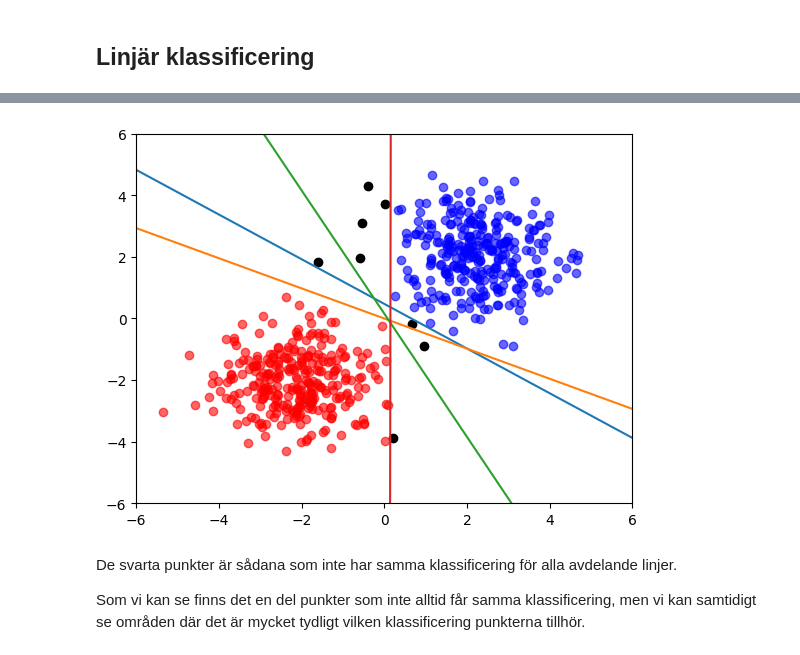
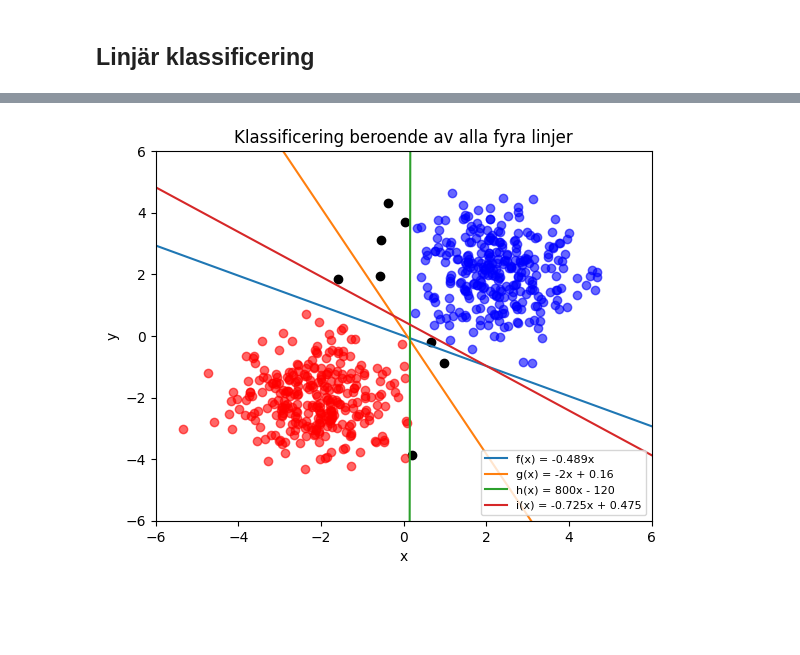
Before and after one commit to PhilipL02/python-programming-PHILIP-LANGPOHL, a Jupyter notebook: Labs/Lab3/report.ipynb, the cells around one changed output, grey strips where cells are left out. Cells and saved outputs as stored; diff of their text form; code cells hidden in the pictures; blank space fills up the shorter version.

```diff
--- a/Labs/Lab3/report.ipynb
+++ b/Labs/Lab3/report.ipynb
@@ -3,9 +3,26 @@
 # %%
 import matplotlib.pyplot as plt
 import numpy as np
-from lab3_utils import f, g, h, calculate_y_on_separator as i, get_unlabelled_points, scatter_classified_point_and_line_for_function
+from typing import Callable
+# The function "calculate_y_on_separator" is named as "i" to suit the other function names
+from lab3_utils import f, g, h, calculate_y_on_separator as i, get_classification_label_for_point
 
+def get_unlabelled_points() -> list:
+    points = []
+
+    with open("Data/unlabelled_data.csv", "r") as file:
+        for line in file:
+            x, y = [float(v.strip()) for v in line.split(",")] # Get values for x and y as floats from the line
+            point = (x, y)
+            points.append(point)
+
+    return points
+
+
+# Get the unlabelled points that will be used on multiple occasions in the report.
+# By getting the points here, we avoid reading from the csv-file multiple times.
 unlabelled_points = get_unlabelled_points()
+
 
 X = np.linspace(-6, 6)
 
@@ -15,6 +32,7 @@ ax.plot(X, [f(x) for x in X], label="f(x) = -0.489x")
 ax.plot(X, [g(x) for x in X], label="g(x) = -2x + 0.16")
 ax.plot(X, [h(x) for x in X], label="h(x) = 800x - 120")
 ax.plot(X, [i(x) for x in X], label="i(x) = -0.725x + 0.475")
+ax.set(title="Oklassificerade punkter", xlabel="x", ylabel="y")
 ax.set_xlim((-6, 6))
 ax.set_ylim((-6, 6))
 ax.scatter([p[0] for p in unlabelled_points], [p[1] for p in unlabelled_points], alpha=0.6, c="black")
@@ -58,55 +96,50 @@ Antal blåa: 300
 # %%
-def get_label_by_function(point, function):
+def get_label_by_function(point: tuple, function: Callable) -> int:
     x, y = point
-    is_positive_x = function(x+1) > function(x)
 
-    # Måste vända på klassificeringen för att det ska bli samma
-    if is_positive_x:
+    # Handle if the line has positive slope (y increment for every x)
+    is_positive_slope = function(x+1) > function(x)
+    if is_positive_slope:
         return 0 if y > function(x) else 1
 
     return 1 if y > function(x) else 0
+
 
 unclassified_points = []
 red_points = []
 blue_points = []
 
-functions = (f, g, h, i)
 for point in unlabelled_points:
-    labels = [get_label_by_function(point, function) for function in functions]
+    labels = [get_label_by_function(point, function) for function in [f, g, h, i]]
+
+    # Check if all labels in the list are the same
     if len(set(labels)) == 1:
+        # If all the functions resulted in the same label/classification, add the point to the correct classification-list.
         label = labels[0]
         if label == 1:
             blue_points.append(point)
         else:
             red_points.append(point)
     else:
         unclassified_points.append(point)
 
-min_graph_axis_value = -6
-max_graph_axis_value = 6
 
-X = np.linspace(min_graph_axis_value, max_graph_axis_value)
+X = np.linspace(-6, 6)
 
 fig, ax = plt.figure(dpi=100), plt.axes()
 
-ax.plot(X, [i(x) for x in X])
-ax.plot(X, [f(x) for x in X])
-ax.plot(X, [g(x) for x in X])
-ax.plot(X, [h(x) for x in X])
-ax.set_xlim((min_graph_axis_value, max_graph_axis_value))
-ax.set_ylim((min_graph_axis_value, max_graph_axis_value))
+ax.plot(X, [f(x) for x in X], label="f(x) = -0.489x")
+ax.plot(X, [g(x) for x in X], label="g(x) = -2x + 0.16")
+ax.plot(X, [h(x) for x in X], label="h(x) = 800x - 120")
+ax.plot(X, [i(x) for x in X], label="i(x) = -0.725x + 0.475")
+ax.set(title="Klassificering beroende av alla fyra linjer", xlabel="x", ylabel="y")
+ax.set_xlim((-6, 6))
+ax.set_ylim((-6, 6))
 ax.scatter([p[0] for p in unclassified_points], [p[1] for p in unclassified_points], alpha=1, c="black")
 ax.scatter([p[0] for p in red_points], [p[1] for p in red_points], alpha=0.6, c="red")
 ax.scatter([p[0] for p in blue_points], [p[1] for p in blue_points], alpha=0.6, c="blue")
-
-# TODO: Legend som beskriver vilken linje som är vilken funktion
-
-# TODO: Gör en återanvändbar funktion som kan användas för att peka ut specifika koordinater. Att jag vill visa t.ex. (1, -2) extra stor
+ax.legend(loc="lower right", prop={'size': 8})
 
 plt.show()
 # %% [output]
-[figure, old version]
+[figure, new version]
-# %% [markdown]
-De svarta punkter är sådana som inte har samma klassificering för alla avdelande linjer.
-
-Som vi kan se finns det en del punkter som inte alltid får samma klassificering, men vi kan samtidigt se områden där det är mycket tydligt vilken klassificering punkterna tillhör.
```
Also changed, not shown: parts of 11 cells of this notebook, 2 other files.
